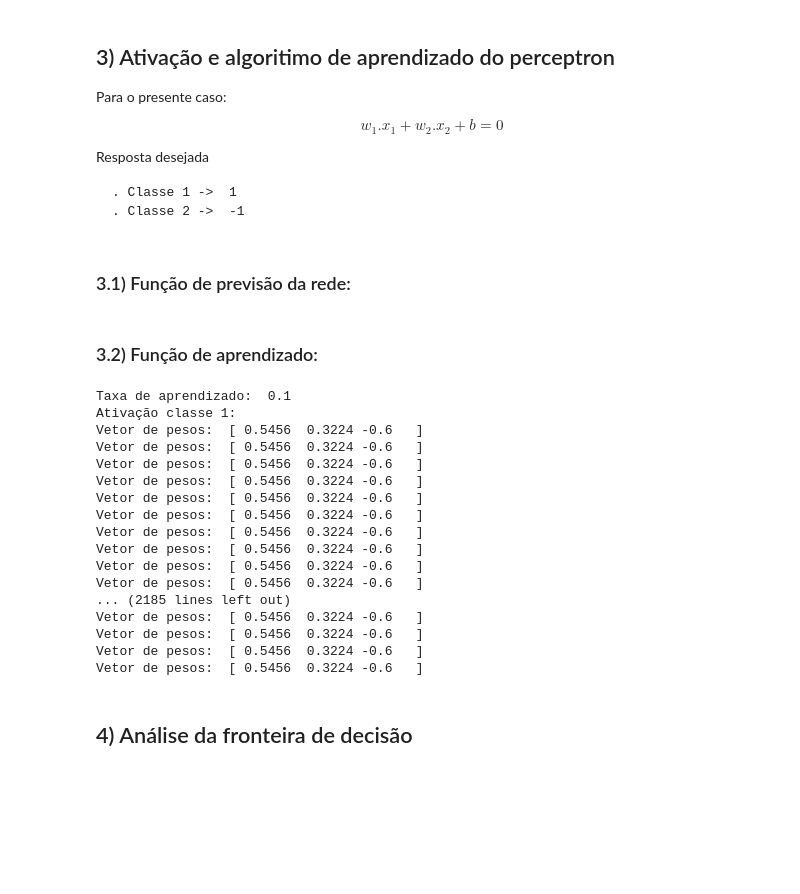
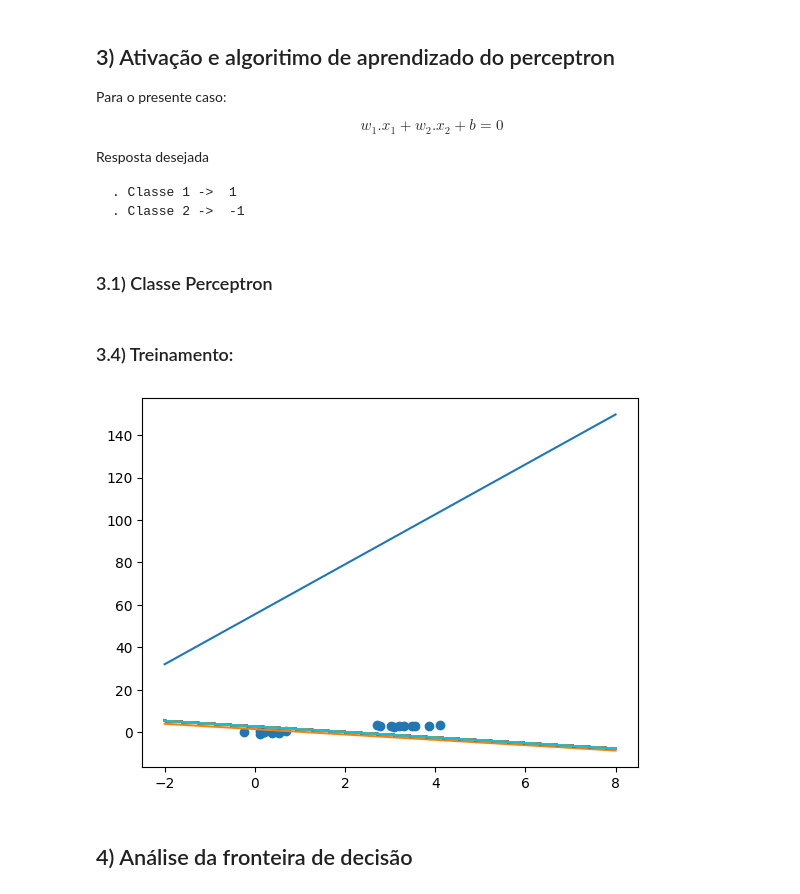
Before and after one commit to PHM-araujo/Machine-Learning, a Jupyter notebook: Perceptron/duasClasses.ipynb, the cells around one changed output. Cells and saved outputs as stored; diff of their text form; code cells hidden in the pictures; blank space fills up the shorter version.

```diff
--- a/Perceptron/duasClasses.ipynb
+++ b/Perceptron/duasClasses.ipynb
@@ -58,54 +72,4 @@ Resposta desejada
     . Classe 1 ->  1
     . Classe 2 ->  -1
 # %% [markdown]
-### 3.1) Função de previsão da rede:
+### 3.1) Classe Perceptron
-# %%
-def predict(x1, x2):
-    y = w[0] * x1 + w[1] * x2 + w[2]
-    if y >= 0:
-        return 1
-
-    return -1
-# %% [markdown]
-### 3.2) Função de aprendizado:
-# %%
-def learn(rate, label, output, x1, x2):
-    w[0] += rate * (label - output) * x1
-    w[1] += rate * (label - output) * x2
-    w[2] += rate * (label - output)
-# %%
-learnRate = 0.1
-epochs = 100
-print("Taxa de aprendizado: ", learnRate)
-
-for n in range(epochs):
-    print("Ativação classe 1: ")
-    for i in range(10):
-        print("Vetor de pesos: ", w)
-        y = predict(x1_class1[i], x2_class1[i])
-        learn(learnRate, 1, y, x1_class1[i], x2_class1[i])
-
-
-    print("Ativação classe 2: ")
-    for i in range(10):
-        print("Vetor de pesos: ", w)
-        y = predict(x1_class2[i], x2_class2[i])
-        learn(learnRate, -1, y, x1_class2[i], x2_class2[i])
-# %% [output]
-Taxa de aprendizado:  0.1
-Ativação classe 1:
-Vetor de pesos:  [ 0.5456  0.3224 -0.6   ]
-Vetor de pesos:  [ 0.5456  0.3224 -0.6   ]
-Vetor de pesos:  [ 0.5456  0.3224 -0.6   ]
-Vetor de pesos:  [ 0.5456  0.3224 -0.6   ]
-Vetor de pesos:  [ 0.5456  0.3224 -0.6   ]
-Vetor de pesos:  [ 0.5456  0.3224 -0.6   ]
-Vetor de pesos:  [ 0.5456  0.3224 -0.6   ]
-Vetor de pesos:  [ 0.5456  0.3224 -0.6   ]
-Vetor de pesos:  [ 0.5456  0.3224 -0.6   ]
-Vetor de pesos:  [ 0.5456  0.3224 -0.6   ]
-... (2185 lines left out)
-Vetor de pesos:  [ 0.5456  0.3224 -0.6   ]
-Vetor de pesos:  [ 0.5456  0.3224 -0.6   ]
-Vetor de pesos:  [ 0.5456  0.3224 -0.6   ]
-Vetor de pesos:  [ 0.5456  0.3224 -0.6   ]
@@ -112,2 +124,15 @@ Vetor de pesos:  [ 0.5456  0.3224 -0.6   ]
+# %% [markdown]
+### 3.4) Treinamento:
+# %%
+# Matriz com as features
+X = df[df.columns.difference(['Label'])].values
+
+# Vetor com as classes
+labels = df['Label'].values
+
+perceptron = Perceptron(0.1, 100)
+perceptron.fit(X, labels)
+# %% [output]
+[figure, added]
 # %% [markdown]
 ## 4) Análise da fronteira de decisão
```
Also changed, not shown: parts of 6 cells of this notebook.
